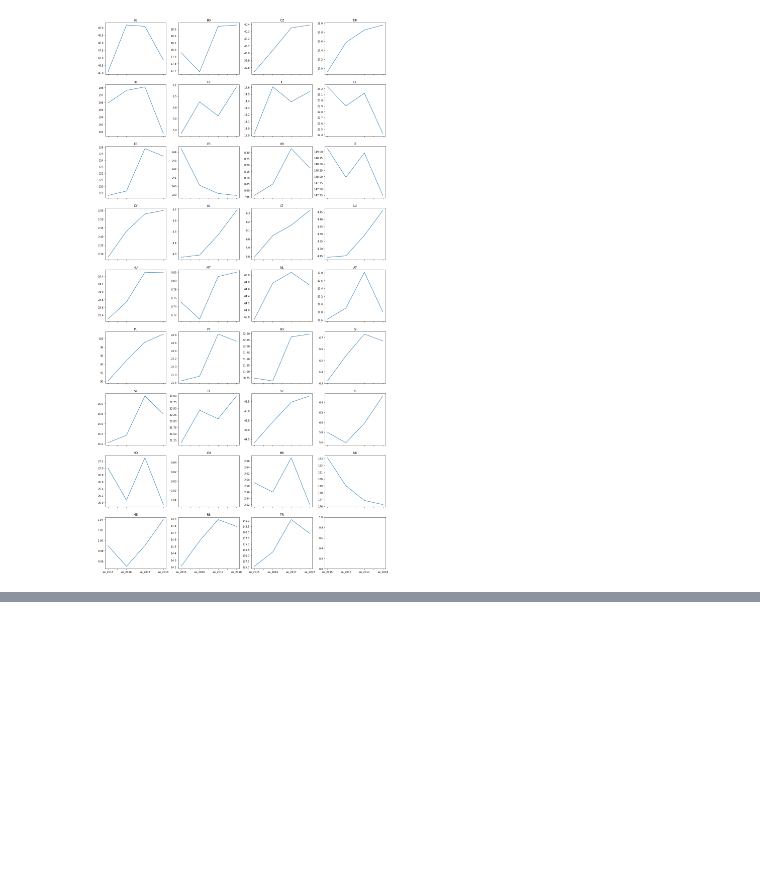
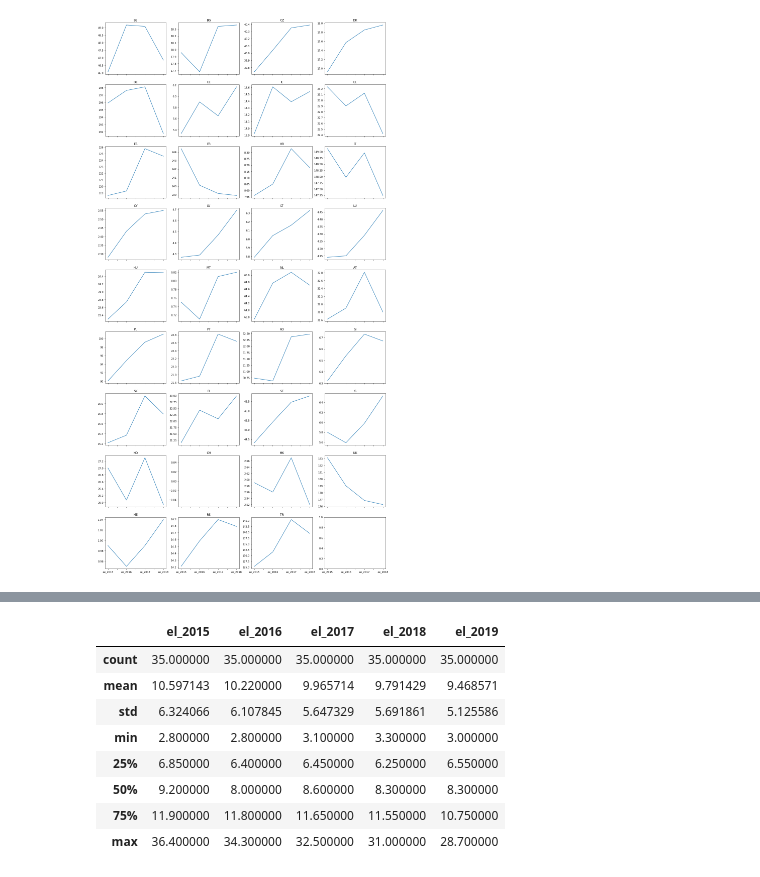
Before and after one commit to rockdonald2/europa2020visualization, a Jupyter notebook: static/python/cleanAndExploreData.ipynb, the cells around one changed output, grey strips where cells are left out. Cells and saved outputs as stored; diff of their text form; code cells hidden in the pictures; blank space fills up the shorter version.

```diff
--- a/static/python/cleanAndExploreData.ipynb
+++ b/static/python/cleanAndExploreData.ipynb
@@ -75,0 +100,12 @@ for i in indices:
+# %%
+df[['el_2015', 'el_2016', 'el_2017', 'el_2018', 'el_2019']].describe()
+# %% [output]
+|  | el_2015 | el_2016 | el_2017 | el_2018 | el_2019 |
+| count | 35.000000 | 35.000000 | 35.000000 | 35.000000 | 35.000000 |
+| mean | 10.597143 | 10.220000 | 9.965714 | 9.791429 | 9.468571 |
+| std | 6.324066 | 6.107845 | 5.647329 | 5.691861 | 5.125586 |
+| min | 2.800000 | 2.800000 | 3.100000 | 3.300000 | 3.000000 |
+| 25% | 6.850000 | 6.400000 | 6.450000 | 6.250000 | 6.550000 |
+| 50% | 9.200000 | 8.000000 | 8.600000 | 8.300000 | 8.300000 |
+| 75% | 11.900000 | 11.800000 | 11.650000 | 11.550000 | 10.750000 |
+| max | 36.400000 | 34.300000 | 32.500000 | 31.000000 | 28.700000 |
```
Also changed, not shown: parts of 2 cells of this notebook, 6 other files.
